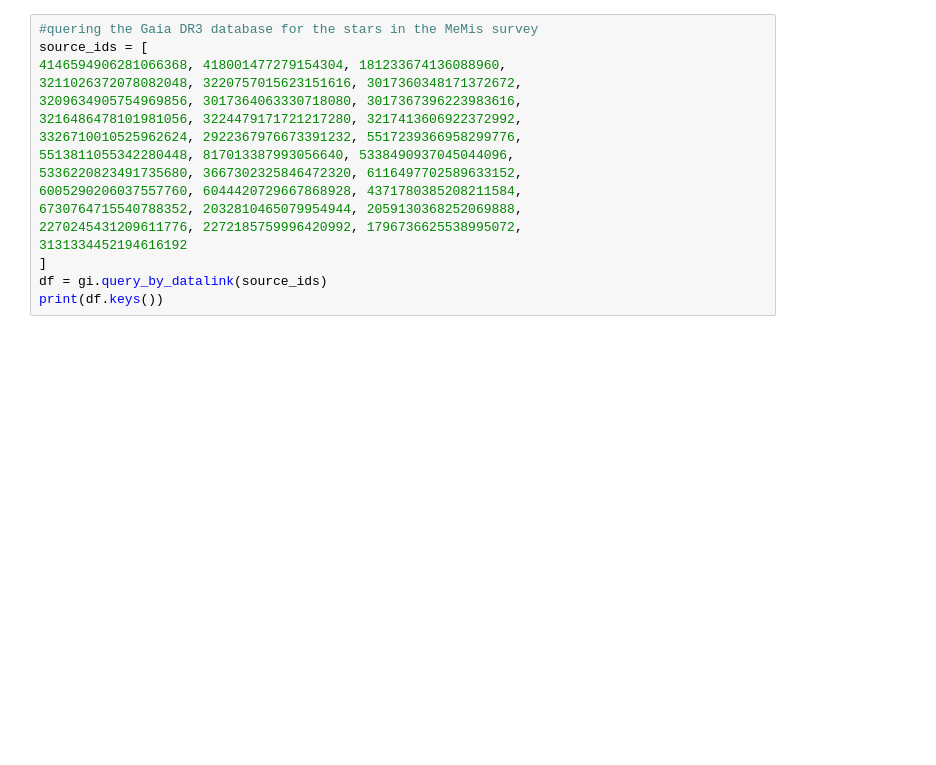
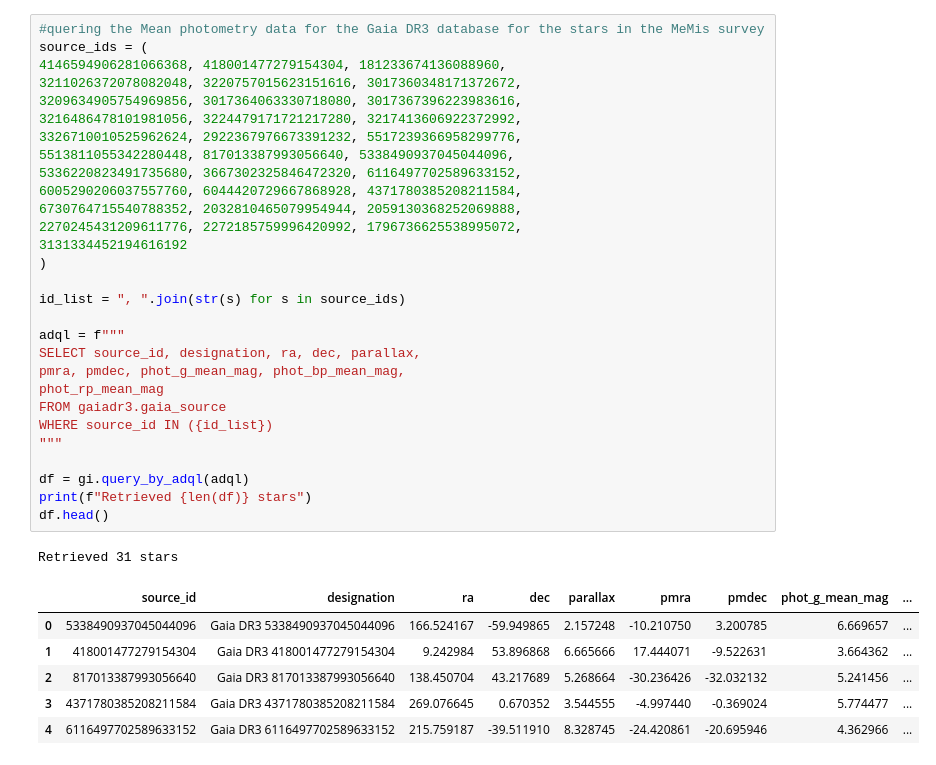
Before and after one commit to Mq1t/gaiadr3-analysis, a Jupyter notebook: notebooks/Presentation126.ipynb, the cells around one changed output. Saved outputs shown, nothing was run; the diff lists cells and outputs as text; blank space fills up the shorter version.

```diff
--- a/notebooks/Presentation126.ipynb
+++ b/notebooks/Presentation126.ipynb
@@ -42,19 +22,39 @@ ModuleNotFoundError: No module named 'gaiadr3_analysis'
 # %%
-#quering the Gaia DR3 database for the stars in the MeMis survey
-source_ids = [
+#quering the Mean photometry data for the Gaia DR3 database for the stars in the MeMis survey
+source_ids = (
 4146594906281066368, 418001477279154304, 181233674136088960,
 3211026372078082048, 3220757015623151616, 3017360348171372672,
 3209634905754969856, 3017364063330718080, 3017367396223983616,
 3216486478101981056, 3224479171721217280, 3217413606922372992,
 3326710010525962624, 2922367976673391232, 5517239366958299776,
 5513811055342280448, 817013387993056640, 5338490937045044096,
 5336220823491735680, 3667302325846472320, 6116497702589633152,
 6005290206037557760, 6044420729667868928, 4371780385208211584,
 6730764715540788352, 2032810465079954944, 2059130368252069888,
 2270245431209611776, 2272185759996420992, 1796736625538995072,
 3131334452194616192
-]
-df = gi.query_by_datalink(source_ids)
-print(df.keys())
+)
+
+id_list = ", ".join(str(s) for s in source_ids)
+
+adql = f"""
+SELECT source_id, designation, ra, dec, parallax,
+pmra, pmdec, phot_g_mean_mag, phot_bp_mean_mag,
+phot_rp_mean_mag
+FROM gaiadr3.gaia_source
+WHERE source_id IN ({id_list})
+"""
+
+df = gi.query_by_adql(adql)
+print(f"Retrieved {len(df)} stars")
+df.head()
+# %% [output]
+Retrieved 31 stars
+|  | source_id | designation | ra | dec | parallax | pmra | pmdec | phot_g_mean_mag | ... |
+| 0 | 5338490937045044096 | Gaia DR3 5338490937045044096 | 166.524167 | -59.949865 | 2.157248 | -10.210750 | 3.200785 | 6.669657 | ... |
+| 1 | 418001477279154304 | Gaia DR3 418001477279154304 | 9.242984 | 53.896868 | 6.665666 | 17.444071 | -9.522631 | 3.664362 | ... |
+| 2 | 817013387993056640 | Gaia DR3 817013387993056640 | 138.450704 | 43.217689 | 5.268664 | -30.236426 | -32.032132 | 5.241456 | ... |
+| 3 | 4371780385208211584 | Gaia DR3 4371780385208211584 | 269.076645 | 0.670352 | 3.544555 | -4.997440 | -0.369024 | 5.774477 | ... |
+| 4 | 6116497702589633152 | Gaia DR3 6116497702589633152 | 215.759187 | -39.511910 | 8.328745 | -24.420861 | -20.695946 | 4.362966 | ... |
 # %%
 #Calling and saving all plots and functions from the MeMis survey data to a folder called plots in the mean photometry category.
```
Also changed, not shown: parts of 5 cells of this notebook, 6 other files.
